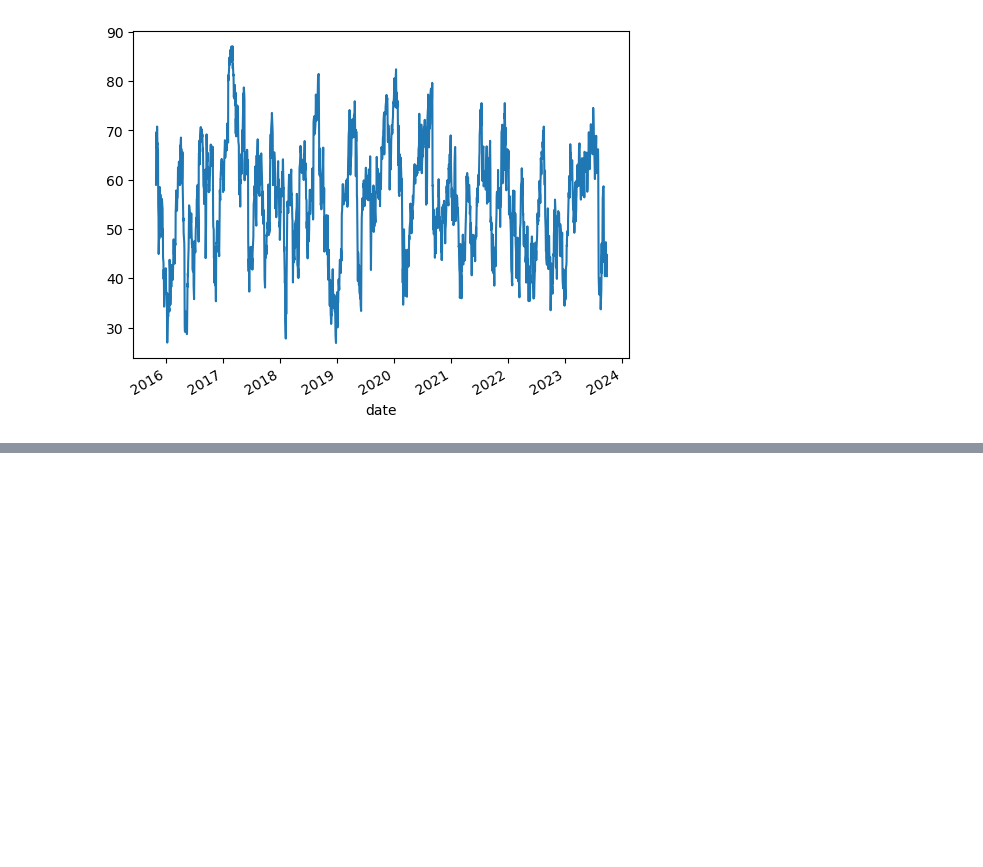
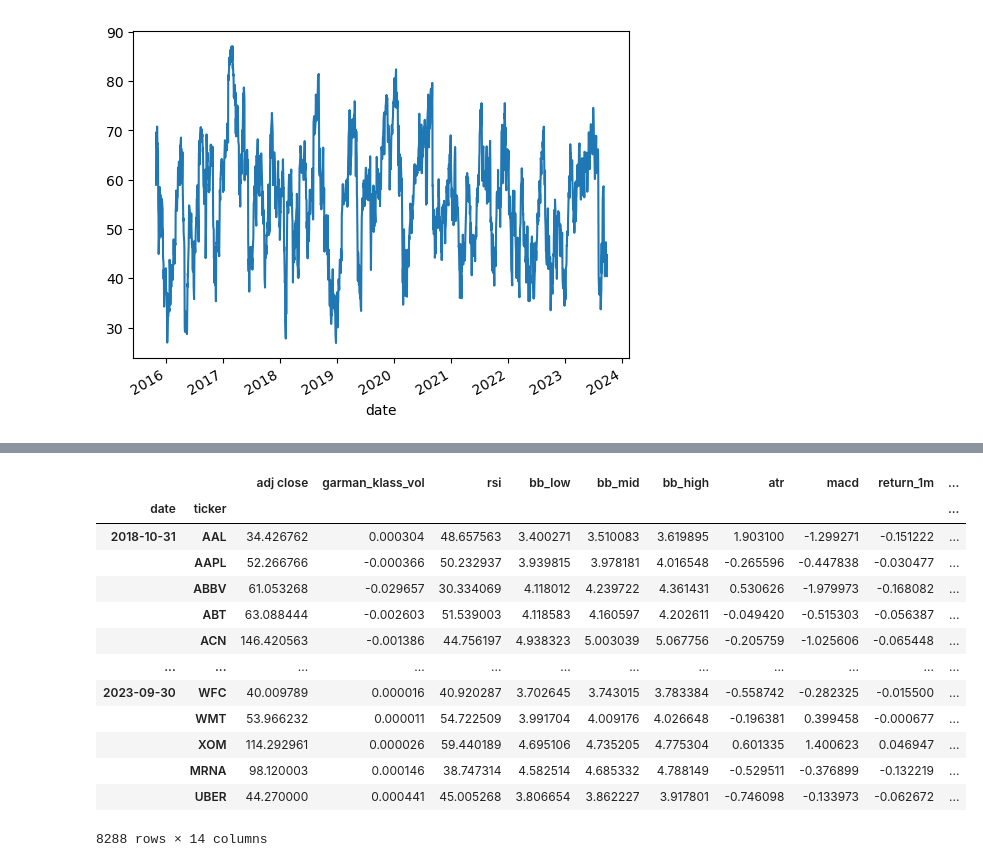
Before and after one commit to cshen05/Personal-Projects, a Jupyter notebook: Unsupervised Learning Trading Strategy.ipynb, the cells around one changed output, grey strips where cells are left out. Drawn from its saved outputs; the diff is of its cells as text; code cells hidden in the pictures; blank space fills up the shorter version.

```diff
--- a/Unsupervised Learning Trading Strategy.ipynb
+++ b/Unsupervised Learning Trading Strategy.ipynb
@@ -37,7 +37,9 @@ symbols_list
 # %%
 end_date = '2023-09-27'
 start_date = pd.to_datetime(end_date)-pd.DateOffset(365*8)
-df = yf.download(tickers=symbols_list, start=start_date, end=end_date)
+df = yf.download(tickers=symbols_list,
+                 start=start_date,
+                 end=end_date)
 df = df.stack()
 df
 # %% [output]
@@ -226,9 +228,8 @@ data
 # %%
 #calculate 5-year rolling average of dollar volume for each stocks before filtering
-data['dollar_volume'] = (data['dollar_volume'].unstack('ticker').rolling(5*12).mean().stack())
+data['dollar_volume'] = (data.loc[:, 'dollar_volume'].unstack('ticker').rolling(5*12, min_periods=12).mean().stack())
 data['dollar_vol_rank'] = (data.groupby('date')['dollar_volume'].rank(ascending=False))
+data =data[data['dollar_vol_rank']<150].drop(['dollar_volume', 'dollar_vol_rank'], axis=1)
 
-#data = data[data['dollar_vol_rank']<150].drop(['dollar_volume', 'dollar_vol_rank'], axis=1)
-
-#data
+data
 # %% [output]
@@ -235,0 +250,34 @@ KeyError: 'dollar_volume'
+# %%
+#calculate monthly returns for different time horizons as features
+def calculate_returns(df):
+
+    outlier_cutoff = 0.005
+    lags = [1, 2, 3, 6, 9, 12]
+
+    for lag in lags:
+        df[f'return_{lag}m'] = (df['adj close']
+                            .pct_change(lag)
+                            .pipe(lambda x: x.clip(lower=x.quantile(outlier_cutoff),
+                                                    upper=x.quantile(1-outlier_cutoff)))
+                            .add(1)
+                            .pow(1/lag)
+                            .sub(1))
+    return df
+
+data = data.groupby(level=1, group_keys=False).apply(calculate_returns).dropna()
+data
+# %% [output]
+|  |  | adj close | garman_klass_vol | rsi | bb_low | bb_mid | bb_high | atr | macd | return_1m | ... |
+| date | ticker |  |  |  |  |  |  |  |  |  | ... |
+| 2018-10-31 | AAL | 34.426762 | 0.000304 | 48.657563 | 3.400271 | 3.510083 | 3.619895 | 1.903100 | -1.299271 | -0.151222 | ... |
+|  | AAPL | 52.266766 | -0.000366 | 50.232937 | 3.939815 | 3.978181 | 4.016548 | -0.265596 | -0.447838 | -0.030477 | ... |
+|  | ABBV | 61.053268 | -0.029657 | 30.334069 | 4.118012 | 4.239722 | 4.361431 | 0.530626 | -1.979973 | -0.168082 | ... |
+|  | ABT | 63.088444 | -0.002603 | 51.539003 | 4.118583 | 4.160597 | 4.202611 | -0.049420 | -0.515303 | -0.056387 | ... |
+|  | ACN | 146.420563 | -0.001386 | 44.756197 | 4.938323 | 5.003039 | 5.067756 | -0.205759 | -1.025606 | -0.065448 | ... |
+| ... | ... | ... | ... | ... | ... | ... | ... | ... | ... | ... | ... |
+| 2023-09-30 | WFC | 40.009789 | 0.000016 | 40.920287 | 3.702645 | 3.743015 | 3.783384 | -0.558742 | -0.282325 | -0.015500 | ... |
+|  | WMT | 53.966232 | 0.000011 | 54.722509 | 3.991704 | 4.009176 | 4.026648 | -0.196381 | 0.399458 | -0.000677 | ... |
+|  | XOM | 114.292961 | 0.000026 | 59.440189 | 4.695106 | 4.735205 | 4.775304 | 0.601335 | 1.400623 | 0.046947 | ... |
+|  | MRNA | 98.120003 | 0.000146 | 38.747314 | 4.582514 | 4.685332 | 4.788149 | -0.529511 | -0.376899 | -0.132219 | ... |
+|  | UBER | 44.270000 | 0.000441 | 45.005268 | 3.806654 | 3.862227 | 3.917801 | -0.746098 | -0.133973 | -0.062672 | ... |
+8288 rows × 14 columns
```
Also changed, not shown: parts of 11 cells of this notebook.
